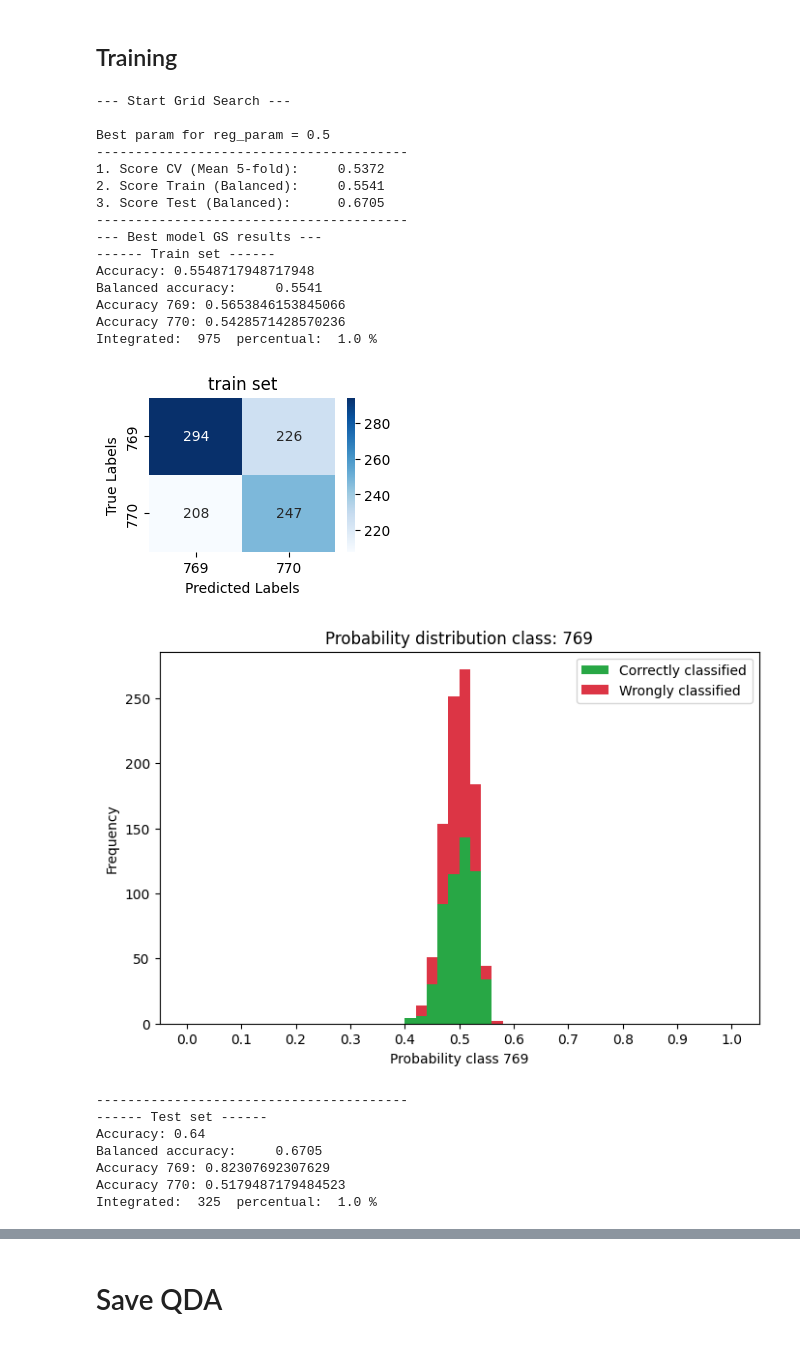
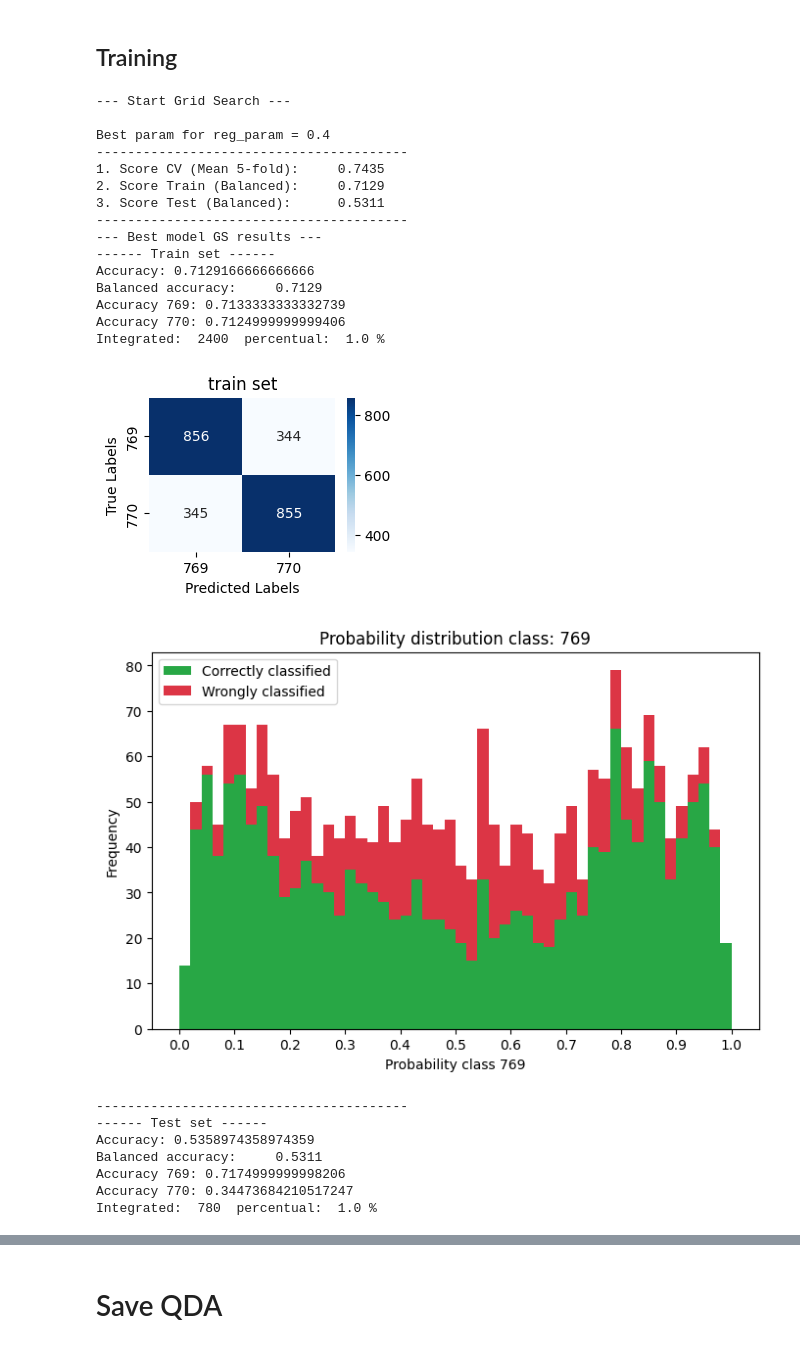
Before and after one commit to neurorobotics-iaslab/qda_cvsa, a Jupyter notebook: create_qda/create_qda.ipynb, the cells around one changed output, grey strips where cells are left out. Drawn from its saved outputs; the diff is of its cells as text; code cells hidden in the pictures.

```diff
--- a/create_qda/create_qda.ipynb
+++ b/create_qda/create_qda.ipynb
@@ -105,7 +105,7 @@ def histo_prediction(X, y, model, bins_step, classes):
 # %% [markdown]
 ## Load data
 # %%
-data_name = 'data.te.17042026_162857.mi_lhrh.mat'
+data_name = 'data.c7.23042026_205725.mi_lhrh.mat'
 name_no_ext, ext = os.path.splitext(data_name)
 parts = name_no_ext.split('.')
 paradigm = parts[-1]
@@ -123,7 +123,7 @@ day = data_name[8:23] # fixed position for the day code
 groups = fix_mat(data['trials']).ravel()
 
 X = fix_mat(data['X'])
-X = np.log(X) ######################## log-transform the data
+# X = np.log(X) ######################## log-transform the data
 features_list = []
 for i in range(X.shape[1]):
     indices = idx_channels[i].ravel().astype(int)
@@ -158,7 +158,7 @@ param_grid = {
 }
 
 print("--- Start Grid Search ---")
-gkf = GroupKFold(n_splits=5)
+gkf = GroupKFold(n_splits=3)
 
 grid_search = GridSearchCV(
     estimator=QuadraticDiscriminantAnalysis(),
@@ -176,48 +176,48 @@ y_pred_test  = model_qda.predict(X_test)
 
 score_train = balanced_accuracy_score(y_train, y_pred_train)
 score_test  = balanced_accuracy_score(y_test, y_pred_test)
 
 print(f"\nBest param for reg_param = {best_params['reg_param']}")
 print("-" * 40)
 print(f"1. Score CV (Mean 5-fold):     {grid_search.best_score_:.4f}")
 print(f"2. Score Train (Balanced):     {score_train:.4f}")
 print(f"3. Score Test (Balanced):      {score_test:.4f}")
 print("-" * 40)
 
 print("--- Best model GS results ---")
 print("------ Train set ------")
 print_cm_rej(model_qda, X_train, y_train, ths_rej, 'train set',  ['769', '770'])
 histo_prediction(X_train, y_train, model_qda, bins_step, classes)
 print("-" * 40)
 print("------ Test set ------")
 print_cm_rej(model_qda, X_test,  y_test,  ths_rej, 'test set',  ['769', '770'])
 histo_prediction(X_test, y_test, model_qda, bins_step, classes)
 print("-" * 40)
 print("------ All dataset ------")
 print_cm_rej(model_qda, X,  y,  ths_rej, 'all dataset',  ['769', '770'])
 histo_prediction(X, y, model_qda, bins_step, classes)
 # %% [output]
 --- Start Grid Search ---
 
-Best param for reg_param = 0.5
+Best param for reg_param = 0.4
 ----------------------------------------
-1. Score CV (Mean 5-fold):     0.5372
-2. Score Train (Balanced):     0.5541
-3. Score Test (Balanced):      0.6705
+1. Score CV (Mean 5-fold):     0.7435
+2. Score Train (Balanced):     0.7129
+3. Score Test (Balanced):      0.5311
 ----------------------------------------
 --- Best model GS results ---
 ------ Train set ------
-Accuracy: 0.5548717948717948
-Balanced accuracy:     0.5541
-Accuracy 769: 0.5653846153845066
-Accuracy 770: 0.5428571428570236
-Integrated:  975  percentual:  1.0 %
+Accuracy: 0.7129166666666666
+Balanced accuracy:     0.7129
+Accuracy 769: 0.7133333333332739
+Accuracy 770: 0.7124999999999406
+Integrated:  2400  percentual:  1.0 %
-[figure, old version]
+[figure, new version]
-[figure, old version]
+[figure, new version]
 ----------------------------------------
 ------ Test set ------
-Accuracy: 0.64
-Balanced accuracy:     0.6705
-Accuracy 769: 0.82307692307629
-Accuracy 770: 0.5179487179484523
-Integrated:  325  percentual:  1.0 %
+Accuracy: 0.5358974358974359
+Balanced accuracy:     0.5311
+Accuracy 769: 0.7174999999998206
+Accuracy 770: 0.34473684210517247
+Integrated:  780  percentual:  1.0 %
```
Also changed, not shown: parts of 4 cells of this notebook, 4 other files.
